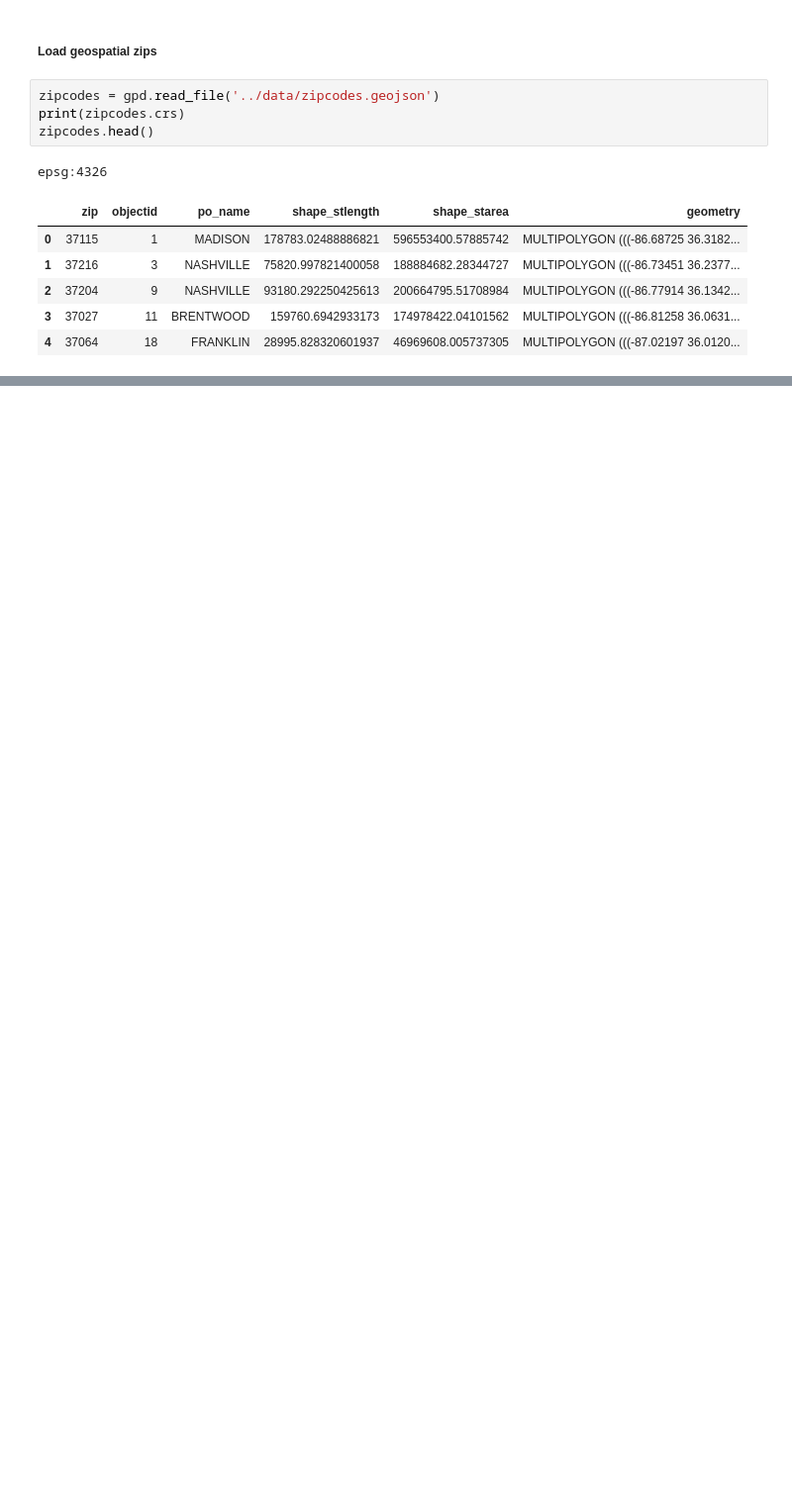
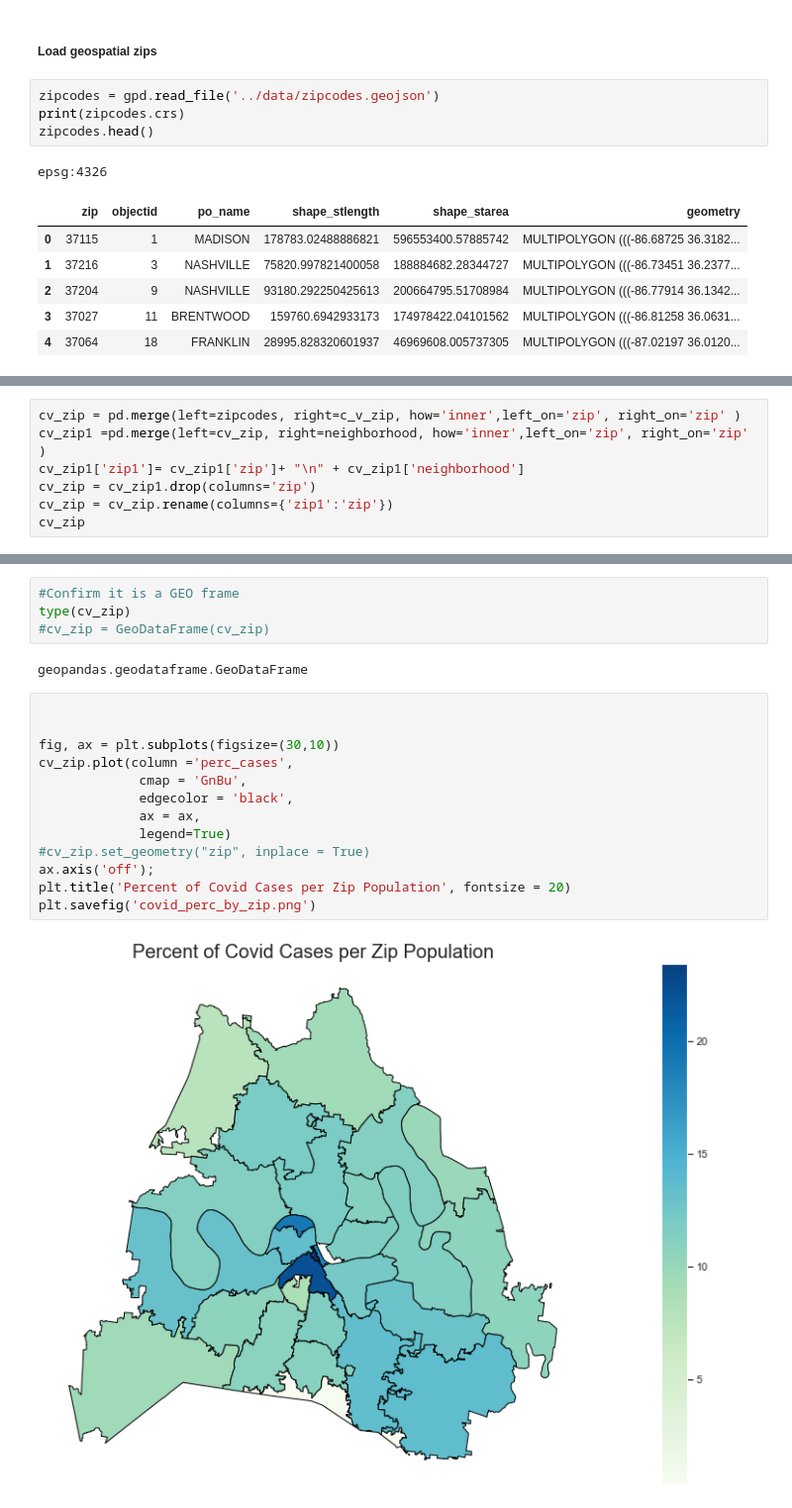
Before and after one commit to Engu12/nash-covid-cases-vaccines-honky_tonkin, a Jupyter notebook: notebook/EDA2.ipynb, the cells around one changed output, grey strips where cells are left out. Shown at 99% size. Drawn from its saved outputs; the diff is of its cells as text; blank space fills up the shorter version.

Commit message:
Chart Completion

```diff
--- a/notebook/EDA2.ipynb
+++ b/notebook/EDA2.ipynb
@@ -610,0 +637,7 @@ epsg:4326
+# %%
+cv_zip = pd.merge(left=zipcodes, right=c_v_zip, how='inner',left_on='zip', right_on='zip' )
+cv_zip1 =pd.merge(left=cv_zip, right=neighborhood, how='inner',left_on='zip', right_on='zip' )
+cv_zip1['zip1']= cv_zip1['zip']+ "\n" + cv_zip1['neighborhood']
+cv_zip = cv_zip1.drop(columns='zip')
+cv_zip = cv_zip.rename(columns={'zip1':'zip'})
+cv_zip
@@ -610,0 +662,21 @@ epsg:4326
+# %%
+#Confirm it is a GEO frame
+type(cv_zip)
+#cv_zip = GeoDataFrame(cv_zip)
+# %% [output]
+geopandas.geodataframe.GeoDataFrame
+# %%
+
+
+fig, ax = plt.subplots(figsize=(30,10))
+cv_zip.plot(column ='perc_cases',
+             cmap = 'GnBu',
+             edgecolor = 'black',
+             ax = ax,
+             legend=True)
+#cv_zip.set_geometry("zip", inplace = True)
+ax.axis('off');
+plt.title('Percent of Covid Cases per Zip Population', fontsize = 20)
+plt.savefig('covid_perc_by_zip.png')
+# %% [output]
+[figure, added]
```
Also changed, not shown: parts of 11 cells of this notebook, 2 other files.
